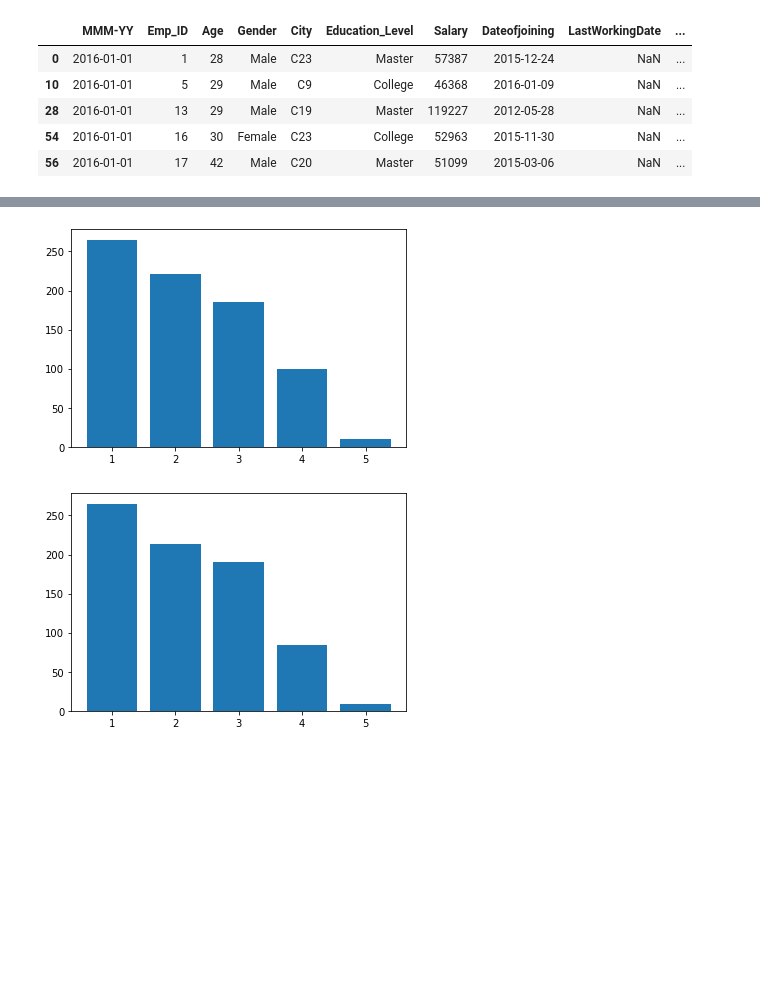
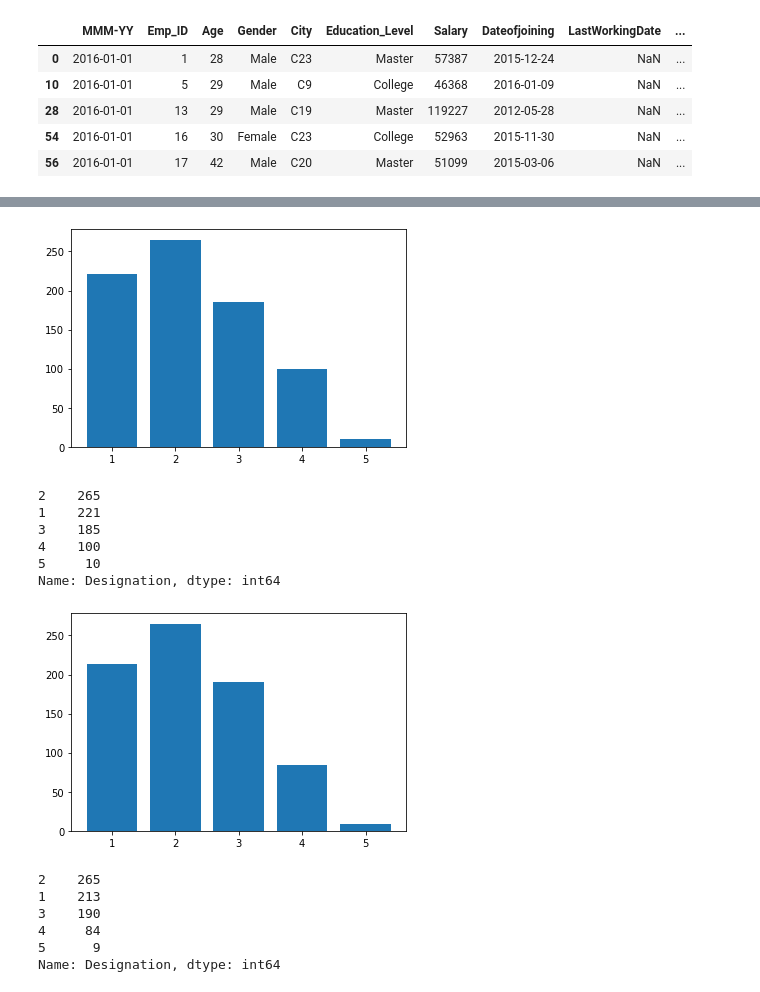
Before and after one commit to shanCH3n/Project1-DAbootcamp-Grp2, a Jupyter notebook: 01_Data/EmployeeAttrition_Leavers.ipynb, the cells around one changed output, grey strips where cells are left out. Drawn from its saved outputs; the diff is of its cells as text; code cells hidden in the pictures; blank space fills up the shorter version.

```diff
--- a/01_Data/EmployeeAttrition_Leavers.ipynb
+++ b/01_Data/EmployeeAttrition_Leavers.ipynb
@@ -60,22 +100,36 @@ plt.show()
 # plot shape of company Nov 2016
 Nov16_df = df.loc[df['MMM-YY']=='2016-11-01',:]
 # Nov16_df.head()
-x=[1,2,3,4,5]
+x=[2,1,3,4,5]
 y= Nov16_df['Designation'].value_counts()
 plt.bar(x,y)
 plt.show()
+y.transpose()
 # %% [output]
-[figure, old version]
+[figure, new version]
+2    265
+1    221
+3    185
+4    100
+5     10
+Name: Designation, dtype: int64
 # %%
 # plot shape of company Feb 2017
 Feb17_df = df.loc[df['MMM-YY']=='2017-02-01',:]
 # Feb17_df.head()
-x=[1,2,3,4,5]
+x=[2,1,3,4,5]
 y= Feb17_df['Designation'].value_counts()
 plt.bar(x,y)
 plt.show()
+y.transpose()
 # %% [output]
-[figure, old version]
+[figure, new version]
+2    265
+1    213
+3    190
+4     84
+5      9
+Name: Designation, dtype: int64
 # %%
 # plot shape of company Dec 2017
 Dec17_df = df.loc[df['MMM-YY']=='2017-12-01',:]
```
Also changed, not shown: parts of 15 cells of this notebook, 1 other file.
